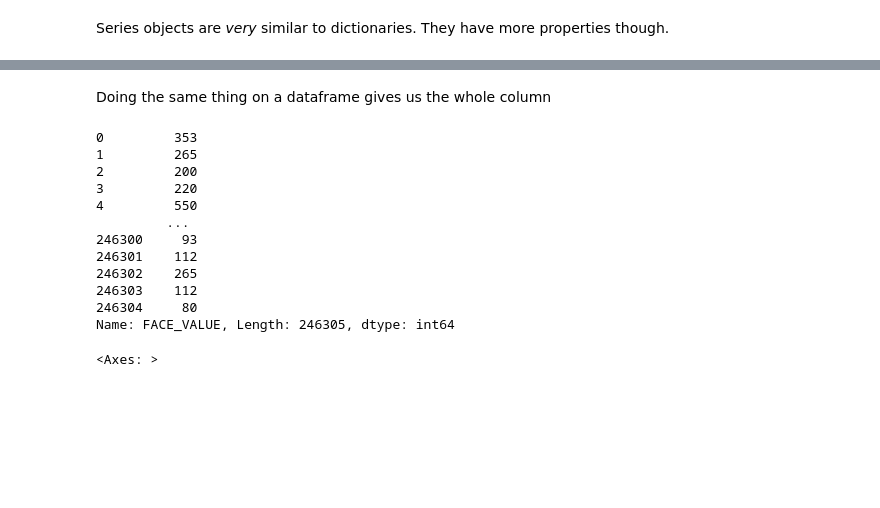
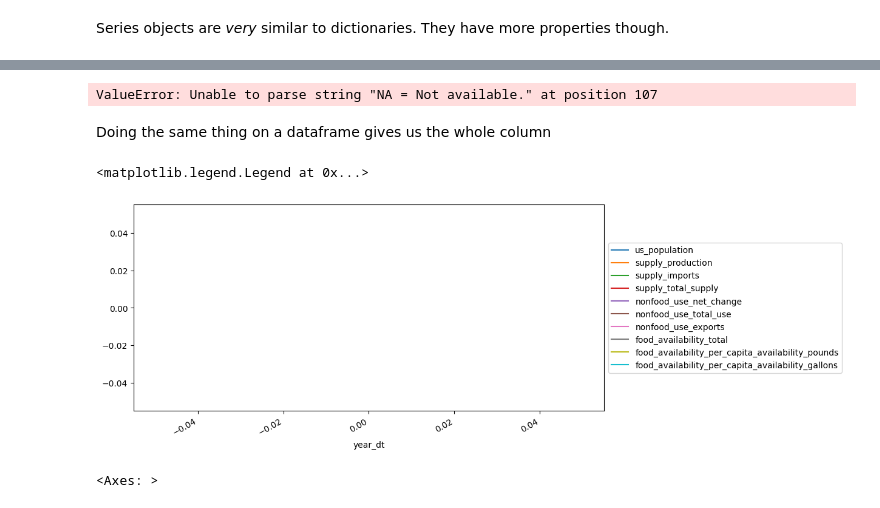
Before and after one commit to shinsooha/DATAproject, a Jupyter notebook: coffee.ipynb, the cells around one changed output, grey strips where cells are left out. Cells and saved outputs as stored; diff of their text form; code cells hidden in the pictures; blank space fills up the shorter version.

```diff
--- a/coffee.ipynb
+++ b/coffee.ipynb
@@ -175,0 +170,3 @@ penalty_data.head()
+# %%
+spice_path = "ctcsp.xls"
+print(pd.ExcelFile(spice_path).sheet_names)
@@ -232,2 +220,16 @@ Name: 1, dtype: object
+# %%
+new_headers = [
+    "year",
+    "us_population",  #  july 12  millions # leave this here, as documentation
+    "supply_production",  #  million pounds
+    "supply_imports",
+    "supply_total_supply",
+    "nonfood_use_net_change",  # in stocks5
+    "nonfood_use_total_use",
+    "nonfood_use_exports",
+    "food_availability_total",
+    "food_availability_per_capita_availability_pounds",
+    "food_availability_per_capita_availability_gallons",  #  gallons
+]
 # %% [markdown]
 Series objects are _very_ similar to dictionaries. They have more properties though.
@@ -245,0 +236,9 @@ row_one.OFFENCE_DESC
+# %%
+tea_df = pd.read_excel(
+    spice_path,  # The file we're loading up
+    sheet_name="Tea",  # The sheet that we want to read this time
+    skiprows=6,  # the number of rows to ignore at the top
+    skipfooter=6,  # the number of rows to ignore at the top. It's just a coincidence that they're both 6
+    names=new_headers,  # the new column names
+)
+tea_df.head(8)
@@ -246,20 +255,16 @@ row_one.OFFENCE_DESC
+# %%
+tea_df["year_dt"] = pd.to_datetime(dict(year=tea_df.year, month=6, day=1))
+tea_df.set_index("year_dt", inplace=True)
+tea_df.head()
+# %% [output]
+ValueError: Unable to parse string "NA = Not available." at position 107
 # %% [markdown]
 Doing the same thing on a dataframe gives us the whole column
-# %%
-penalty_data.FACE_VALUE
-# %% [output]
-0         353
-1         265
-2         200
-3         220
-4         550
-         ...
-246300     93
-246301    112
-246302    265
-246303    112
-246304     80
-Name: FACE_VALUE, Length: 246305, dtype: int64
+# %%
+tea_df.plot().legend(loc="center left", bbox_to_anchor=(1.0, 0.5))
+# %% [output]
+<matplotlib.legend.Legend at 0x...>
+[figure, added]
 # %%
 penalty_data["FACE_VALUE"].plot()
 # %% [output]
```
Also changed, not shown: parts of 15 cells of this notebook.
